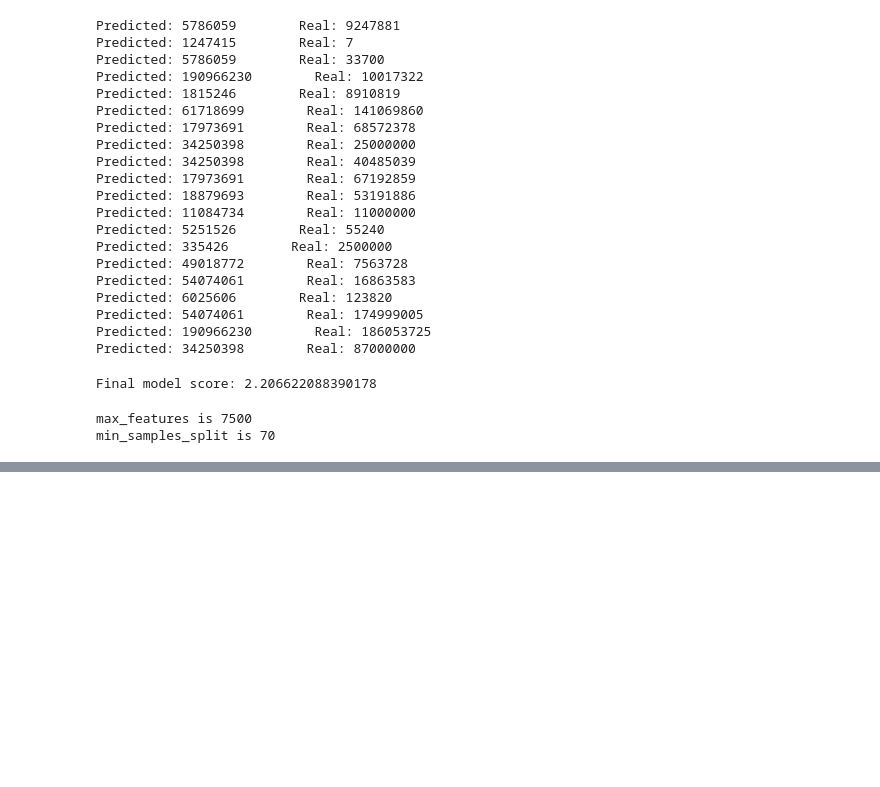
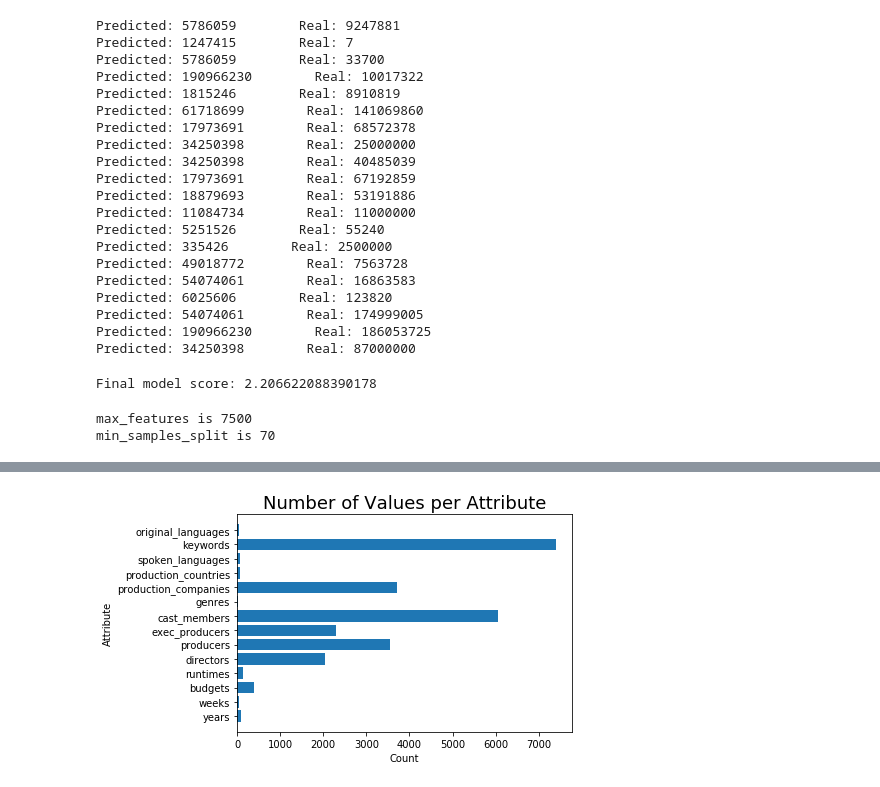
Before and after one commit to thefinitemonkey/udacity_mlcapstone, a Jupyter notebook: movie_revenue.ipynb, the cells around one changed output, grey strips where cells are left out. Saved outputs shown, nothing was run; the diff lists cells and outputs as text; code cells hidden in the pictures; blank space fills up the shorter version.

Commit message:
doc: free-form visualization

```diff
--- a/movie_revenue.ipynb
+++ b/movie_revenue.ipynb
@@ -311,3 +311,83 @@ print("min_samples_split is {}".format(reg.get_params()['min_samples_split']))
 # %% [output]
 max_features is 7500
 min_samples_split is 70
+# %%
+def DedupeColumnValues(df, column):
+    # Create a new dataframe to hold all the values from the column
+    tf = df.loc[df[column].notnull(), column]
+
+    #Dedup the list
+    tl = list(dict.fromkeys(tf))
+
+    return tl
+
+def NumberColumnType(df, colPrepend):
+    # Get all the columns that start with colPrepend
+    filter_col = [col for col in df if col.startswith(colPrepend)]
+
+    return filter_col
+
+
+def CreateFreeformData(df):
+    # Get the number of unique years in the df
+    numYears = len(DedupeColumnValues(df, "year"))
+    print("years: {}".format(numYears))
+    numWeeks = len(DedupeColumnValues(df, "week"))
+    print("weeks: {}".format(numWeeks))
+    numBudgets = len(DedupeColumnValues(df, "budget"))
+    print("budgets: {}".format(numBudgets))
+    numRuntimes = len(DedupeColumnValues(df, "runtime"))
+    print("runtimes: {}".format(numRuntimes))
+    numDirectors = len(NumberColumnType(df, "director_"))
+    print("directors: {}".format(numDirectors))
+    numProducers = len(NumberColumnType(df, "producer_"))
+    print("producers: {}".format(numProducers))
+    numExecprod = len(NumberColumnType(df, "execprod_"))
+    print("executive producers: {}".format(numExecprod))
+    numCast = len(NumberColumnType(df, "cast_"))
+    print("cast: {}".format(numCast))
+    numGenres = len(NumberColumnType(df, "genres_"))
+    print("genres: {}".format(numGenres))
+    numPcomp = len(NumberColumnType(df, "pcomp_"))
+    print("production companies: {}".format(numPcomp))
+    numPcoun = len(NumberColumnType(df, "pcoun_"))
+    print("production countries: {}".format(numPcoun))
+    numSpoken = len(NumberColumnType(df, "spoken_"))
+    print("spoken languages: {}".format(numSpoken))
+    numKeywords = len(NumberColumnType(df, "key_"))
+    print("keywords: {}".format(numKeywords))
+    numOlang = len(NumberColumnType(df, "olang_"))
+    print("original languages: {}".format(numOlang))
+
+    new_dict = {'years': numYears,
+              'weeks': numWeeks,
+              'budgets': numBudgets,
+              'runtimes': numRuntimes,
+              'directors': numDirectors,
+              'producers': numProducers,
+              'exec_producers': numExecprod,
+              'cast_members': numCast,
+              'genres': numGenres,
+              'production_companies': numPcomp,
+              'production_countries': numPcoun,
+              'spoken_languages': numSpoken,
+              'keywords': numKeywords,
+              'original_languages': numOlang}
+    return new_dict
+
+
+
+attrib = CreateFreeformData(train_features)
+#attrib = sorted(attrib, key=attrib.__getitem__, reverse=True)
+#print("attributes: {}".format(attrib))
+#print("dict: {}".format(isinstance(attrib, dict)))
+
+import matplotlib.pyplot as plt
+
+plt.barh(range(len(attrib)), list(attrib.values()), align='center')
+plt.yticks(range(len(attrib)), list(attrib.keys()))
+plt.xlabel('Count')
+plt.ylabel('Attribute')
+plt.title('Number of Values per Attribute', fontsize=18)
+plt.show()
+# %% [output]
@@ -313,0 +408 @@ min_samples_split is 70
+[figure, added]
```
Also changed, not shown: parts of 1 cell of this notebook, 3 other files.
